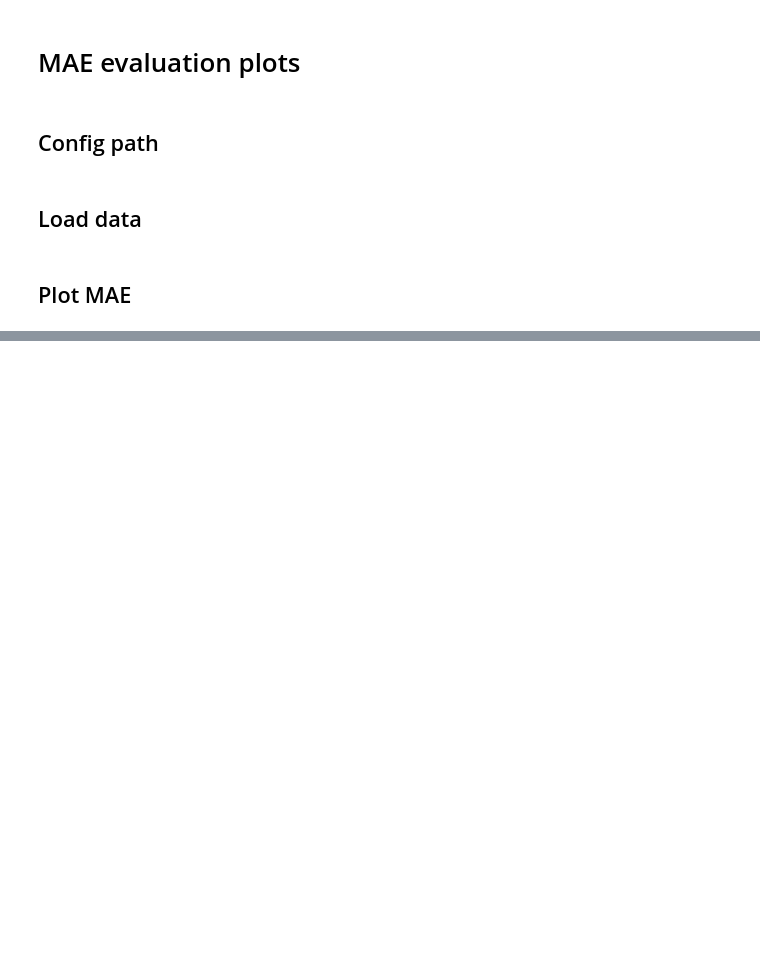
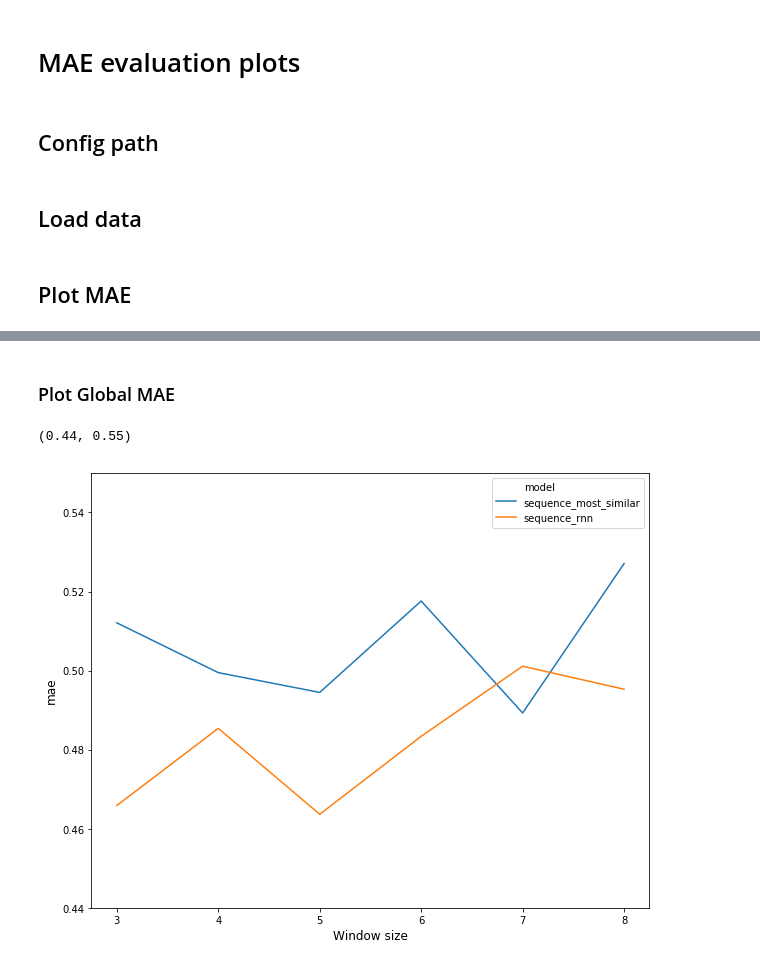
Before and after one commit to ignaciogatti/artwork-sequence-prediction, a Jupyter notebook: MAE evaluation plot.ipynb, the cells around one changed output, grey strips where cells are left out. Drawn from its saved outputs; the diff is of its cells as text; code cells hidden in the pictures; blank space fills up the shorter version.

```diff
--- a/MAE evaluation plot.ipynb
+++ b/MAE evaluation plot.ipynb
@@ -78,2 +100,47 @@ plt.show()
 # %%
 fig.savefig(os.path.join(PLOT_PATH,"mae_tour.png"), dpi=100)
+# %% [markdown]
+### Plot Global MAE
+# %%
+def get_mae_global(model):
+
+    df_mae_global = pd.DataFrame({ 'model' : [],
+                         'index' : [],
+                         'mae_global' : []})
+
+
+    for index in window_indexes:
+        df_mae = window_mae[index]
+        mean_mae = df_mae[df_mae['model'] == model]['mae'].mean()
+
+        #Save MAE
+        df_mae_global = df_mae_global.append(
+            {'model' : model,
+             'index': index,
+             'mae_global': mean_mae
+            },
+           ignore_index=True)
+
+
+    return df_mae_global
+# %%
+models = ['sequence_most_similar', 'sequence_rnn']
+
+df_mae_global_list = []
+
+for m in models:
+    df_mae_global = get_mae_global(m)
+    df_mae_global_list.append(df_mae_global)
+
+df_mae_global = pd.concat(df_mae_global_list)
+# %%
+fig= plt.figure(figsize=(10,8))
+
+ax = sns.lineplot(x="index", y='mae_global', hue='model', data=df_mae_global)
+
+ax.set_xlabel("Window size",fontsize=12)
+ax.set_ylabel("mae",fontsize=12)
+ax.set_ylim(bottom=0.44, top=0.55)
+# %% [output]
+(0.44, 0.55)
+[figure, added]
```
Also changed, not shown: parts of 6 cells of this notebook, 6 other files.
